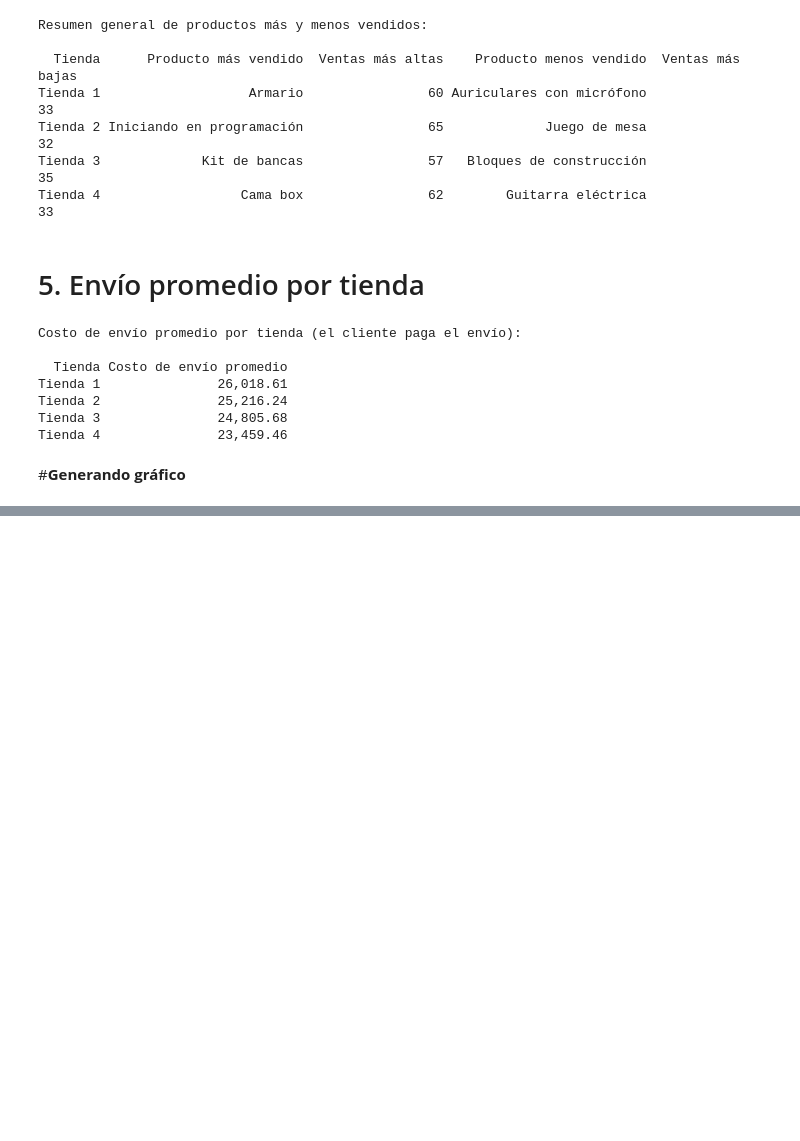
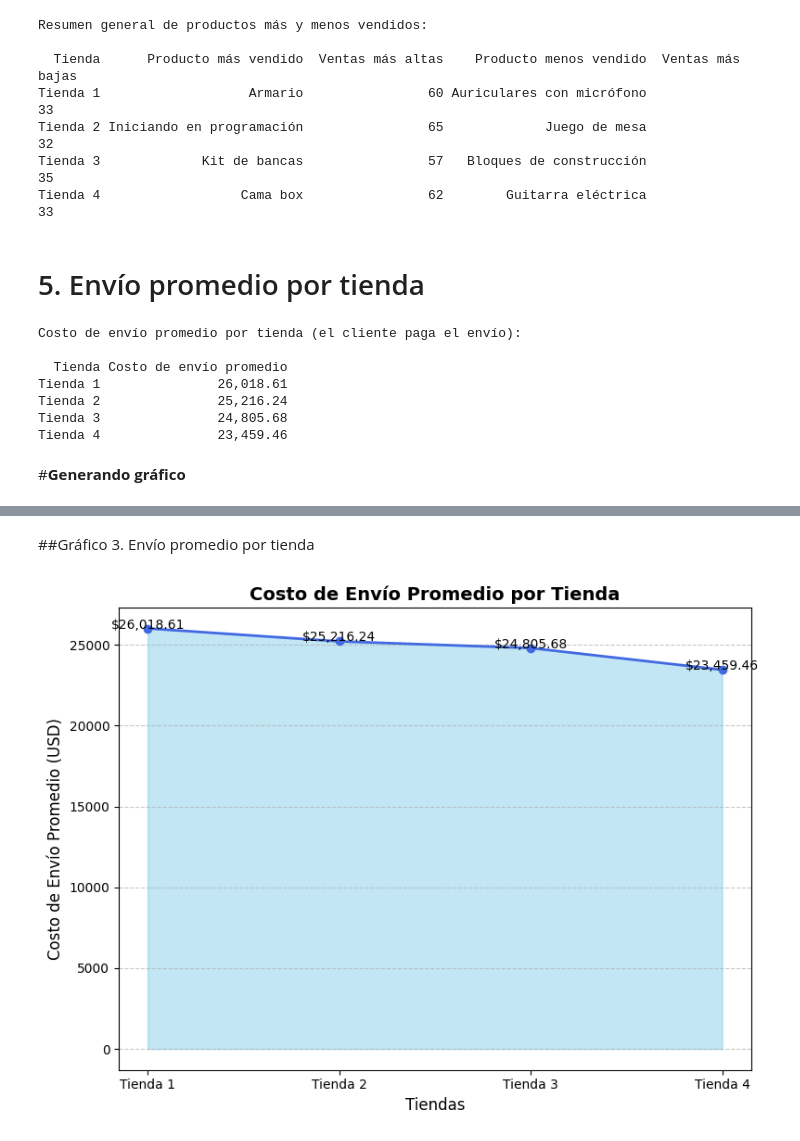
Before and after one commit to yansiercaro/alura_store, a Jupyter notebook: AluraStoreLatam.ipynb, the cells around one changed output, grey strips where cells are left out. Cells and saved outputs as stored; diff of their text form; code cells hidden in the pictures; blank space fills up the shorter version.

```diff
--- a/AluraStoreLatam.ipynb
+++ b/AluraStoreLatam.ipynb
@@ -448,0 +505,43 @@ Tienda 4               23,459.46
+# %% [markdown]
+##Gráfico 3. Envío promedio por tienda
+# %%
+# --- Recalcular el costo de envío promedio en formato numérico ---
+envio_promedio_num = (
+    todas.groupby("Tienda")["Costo de envío"]
+    .mean()
+    .round(2)
+    .reset_index()
+    .rename(columns={"Costo de envío": "Costo de envío promedio"})
+    .sort_values("Costo de envío promedio", ascending=False)
+)
+
+# --- Gráfico de área ---
+plt.figure(figsize=(8,6))
+plt.fill_between(
+    envio_promedio_num["Tienda"],
+    envio_promedio_num["Costo de envío promedio"],
+    color="skyblue",
+    alpha=0.5
+)
+plt.plot(
+    envio_promedio_num["Tienda"],
+    envio_promedio_num["Costo de envío promedio"],
+    color="royalblue",
+    marker="o",
+    linewidth=2
+)
+
+# --- Personalización del gráfico ---
+plt.title("Costo de Envío Promedio por Tienda", fontsize=14, weight="bold")
+plt.xlabel("Tiendas", fontsize=12)
+plt.ylabel("Costo de Envío Promedio (USD)", fontsize=12)
+plt.grid(axis="y", linestyle="--", alpha=0.7)
+
+# --- Mostrar valores sobre los puntos ---
+for i, valor in enumerate(envio_promedio_num["Costo de envío promedio"]):
+    plt.text(i, valor + 0.5, f"${valor:,.2f}", ha="center", fontsize=10)
+
+plt.tight_layout()
+plt.show()
+# %% [output]
+[figure, added]
```
Also changed, not shown: parts of 4 cells of this notebook.
